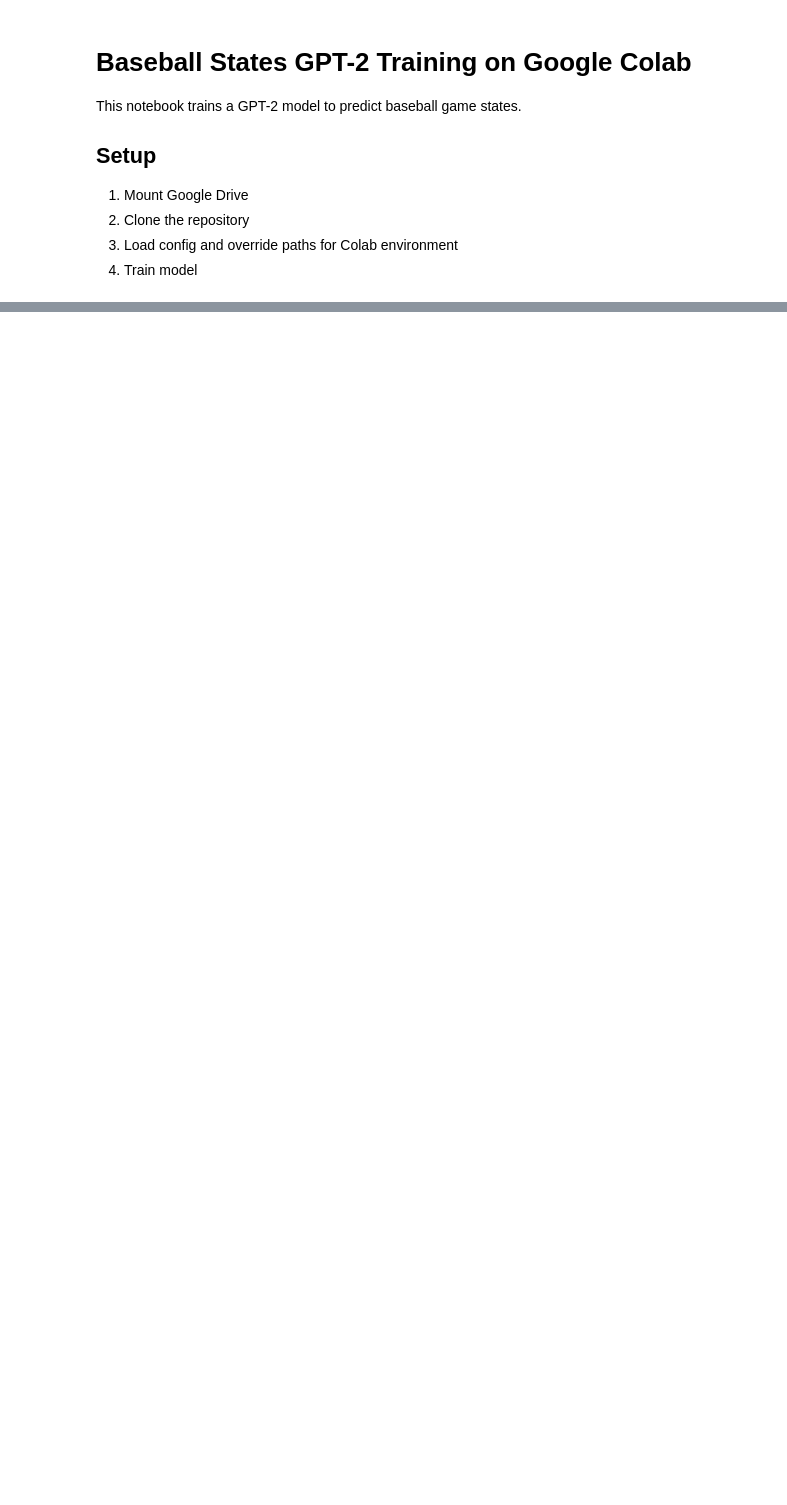
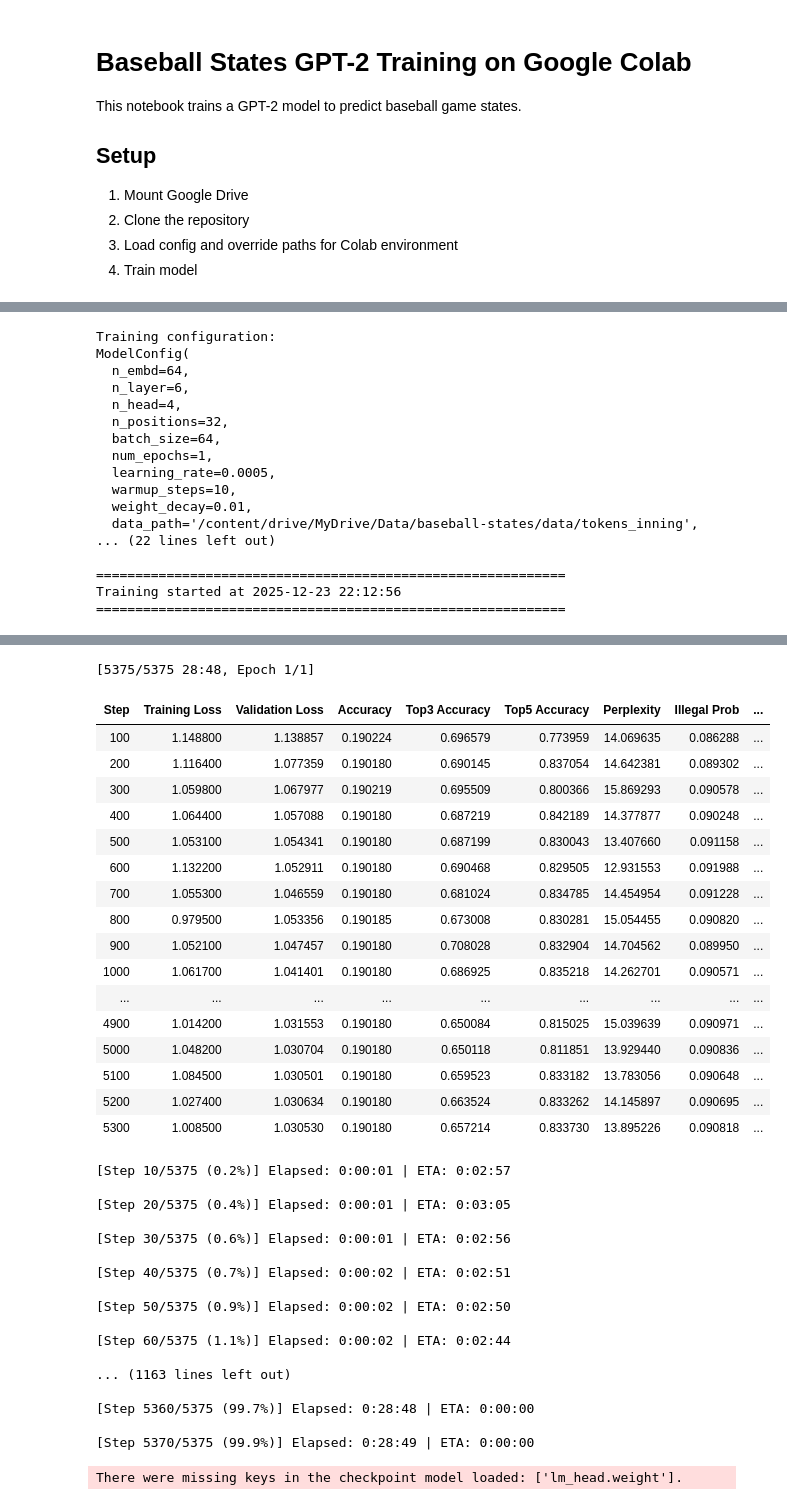
Before and after one commit to angerami/baseball-states, a Jupyter notebook: notebooks/baseball-states-gpt2-train.ipynb, the cells around one changed output, grey strips where cells are left out. Drawn from its saved outputs; the diff is of its cells as text; code cells hidden in the pictures; blank space fills up the shorter version.

```diff
--- a/notebooks/baseball-states-gpt2-train.ipynb
+++ b/notebooks/baseball-states-gpt2-train.ipynb
@@ -18,14 +58,4 @@ RUN_NUMBER = 'run-001'
 # %%
-import os
-from google.colab import drive
-
-# Mount Google Drive
-drive.mount('/content/drive')
-
-# Load GitHub token
-with open('/content/drive/MyDrive/secrets/colab-github') as f:
-    github_token = f.read().strip()
-
 # Clone repository (or pull if it exists)
 if not os.path.exists(REPO_NAME):
     !git clone https://{github_token}@github.com/{GITHUB_USERNAME}/{REPO_NAME}.git
@@ -43,7 +94,7 @@ sys.path.insert(0, f'/content/{REPO_NAME}')
 from baseball_states.training import ModelConfig, train_model
 
 # Load config from file
-config = ModelConfig.from_file(f'{REPO_NAME}/{CONFIG_PATH}')
+config = ModelConfig.from_file(f'{REPO_NAME}/{CONFIG_FILE}')
 
 # Override paths for this specific run (config serves as template)
 config.data_path = f"{DATA_PATH}/data/tokens_inning"
@@ -63,3 +114,21 @@ model, tokenizer = train_model(config)
 
 # Save the actual config used for this run
 config.to_file(f"{config.output_dir}/config_used.yaml")
+# %% [output]
+Training configuration:
+ModelConfig(
+  n_embd=64,
+  n_layer=6,
+  n_head=4,
+  n_positions=32,
+  batch_size=64,
+  num_epochs=1,
+  learning_rate=0.0005,
+  warmup_steps=10,
+  weight_decay=0.01,
+  data_path='/content/drive/MyDrive/Data/baseball-states/data/tokens_inning',
+... (22 lines left out)
+
+============================================================
+Training started at 2025-12-23 22:12:56
+============================================================
@@ -65,0 +136,36 @@ config.to_file(f"{config.output_dir}/config_used.yaml")
+[5375/5375 28:48, Epoch 1/1]
+| Step | Training Loss | Validation Loss | Accuracy | Top3 Accuracy | Top5 Accuracy | Perplexity | Illegal Prob | ... |
+| 100 | 1.148800 | 1.138857 | 0.190224 | 0.696579 | 0.773959 | 14.069635 | 0.086288 | ... |
+| 200 | 1.116400 | 1.077359 | 0.190180 | 0.690145 | 0.837054 | 14.642381 | 0.089302 | ... |
+| 300 | 1.059800 | 1.067977 | 0.190219 | 0.695509 | 0.800366 | 15.869293 | 0.090578 | ... |
+| 400 | 1.064400 | 1.057088 | 0.190180 | 0.687219 | 0.842189 | 14.377877 | 0.090248 | ... |
+| 500 | 1.053100 | 1.054341 | 0.190180 | 0.687199 | 0.830043 | 13.407660 | 0.091158 | ... |
+| 600 | 1.132200 | 1.052911 | 0.190180 | 0.690468 | 0.829505 | 12.931553 | 0.091988 | ... |
+| 700 | 1.055300 | 1.046559 | 0.190180 | 0.681024 | 0.834785 | 14.454954 | 0.091228 | ... |
+| 800 | 0.979500 | 1.053356 | 0.190185 | 0.673008 | 0.830281 | 15.054455 | 0.090820 | ... |
+| 900 | 1.052100 | 1.047457 | 0.190180 | 0.708028 | 0.832904 | 14.704562 | 0.089950 | ... |
+| 1000 | 1.061700 | 1.041401 | 0.190180 | 0.686925 | 0.835218 | 14.262701 | 0.090571 | ... |
+| ... | ... | ... | ... | ... | ... | ... | ... | ... |
+| 4900 | 1.014200 | 1.031553 | 0.190180 | 0.650084 | 0.815025 | 15.039639 | 0.090971 | ... |
+| 5000 | 1.048200 | 1.030704 | 0.190180 | 0.650118 | 0.811851 | 13.929440 | 0.090836 | ... |
+| 5100 | 1.084500 | 1.030501 | 0.190180 | 0.659523 | 0.833182 | 13.783056 | 0.090648 | ... |
+| 5200 | 1.027400 | 1.030634 | 0.190180 | 0.663524 | 0.833262 | 14.145897 | 0.090695 | ... |
+| 5300 | 1.008500 | 1.030530 | 0.190180 | 0.657214 | 0.833730 | 13.895226 | 0.090818 | ... |
+[Step 10/5375 (0.2%)] Elapsed: 0:00:01 | ETA: 0:02:57
+
+[Step 20/5375 (0.4%)] Elapsed: 0:00:01 | ETA: 0:03:05
+
+[Step 30/5375 (0.6%)] Elapsed: 0:00:01 | ETA: 0:02:56
+
+[Step 40/5375 (0.7%)] Elapsed: 0:00:02 | ETA: 0:02:51
+
+[Step 50/5375 (0.9%)] Elapsed: 0:00:02 | ETA: 0:02:50
+
+[Step 60/5375 (1.1%)] Elapsed: 0:00:02 | ETA: 0:02:44
+
+... (1163 lines left out)
+
+[Step 5360/5375 (99.7%)] Elapsed: 0:28:48 | ETA: 0:00:00
+
+[Step 5370/5375 (99.9%)] Elapsed: 0:28:49 | ETA: 0:00:00
+There were missing keys in the checkpoint model loaded: ['lm_head.weight'].
```
Also changed, not shown: parts of 5 cells of this notebook, 2 other files.
